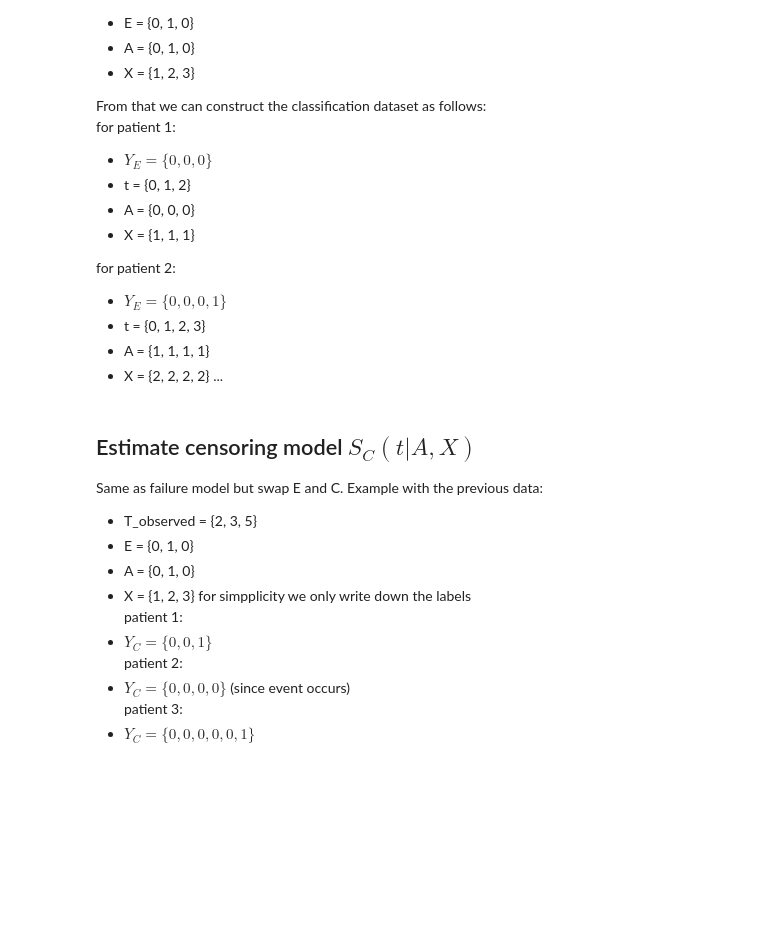
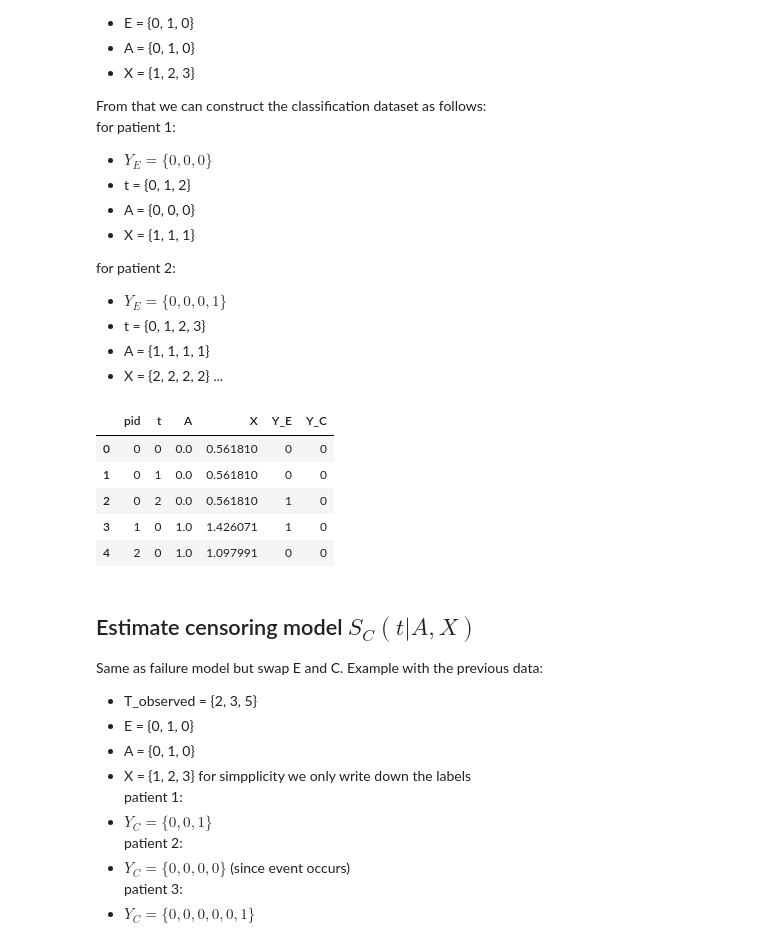
Before and after one commit to kirilklein/ehr2vec, a Jupyter notebook: ehr2vec/notebooks/time2event_vdl_sim.ipynb, the cells around one changed output. Drawn from its saved outputs; the diff is of its cells as text; code cells hidden in the pictures; blank space fills up the shorter version.

```diff
--- a/ehr2vec/notebooks/time2event_vdl_sim.ipynb
+++ b/ehr2vec/notebooks/time2event_vdl_sim.ipynb
@@ -15,0 +22,10 @@ importlib.reload(simulation_r)
+# %%
+data = simulate_data(10000, censoring_kwargs={'scale':15, 'shape_multiplier': .5})
+data = pd.DataFrame(data)
+time_points = np.linspace(.1, 40, 200)
+survival_curve_treated = theoretical_survival_function(time_points, data['X'], 1)
+
+# simulate all under treatment/ no treatment to get the empirical survival curve
+data_treated = simulate_data(100000, A=1)
+survival_curve_untreated = theoretical_survival_function(time_points, data_treated['X'], 0)
+data_untreated = simulate_data(100000, A=0)
@@ -16,14 +34,4 @@ importlib.reload(simulation_r)
 # %%
-data = simulate_data(10000, )
-data = pd.DataFrame(data)
-time_points = np.linspace(.1, 40, 200)
-survival_curve_treated = theoretical_survival_function(time_points, data['X'], 1)
-
-# simulate all under treatment
-data_treated = simulate_data(100000, A=1)
-survival_curve_untreated = theoretical_survival_function(time_points, data_treated['X'], 0)
-data_untreated = simulate_data(100000, A=0)
-
 # make a Kaplan-Meier curve
 fig, ax = plt.subplots(figsize=(10, 6))
 # Treated
@@ -46,12 +54,3 @@ plt.show()
 [figure]
 # %% [markdown]
 ## Estimate PS
-# %%
-from lifelines import KaplanMeierFitter
-from sklearn.ensemble import GradientBoostingClassifier
-from sklearn.linear_model import LogisticRegressionCV
-from lifelines import KaplanMeierFitter, CoxPHFitter
-# Step 1: Fit the treatment model to estimate propensity scores
-X = data['X'].values.reshape(-1, 1)
-treatment_model = LogisticRegressionCV(cv=5).fit(X, data['A'])
-data['propensity'] = treatment_model.predict_proba(X)[:, 1]
@@ -130,9 +91,15 @@ def transform_data_for_model_estimation(data, model_type='failure'):
 # %%
-classification_data = transform_data_for_model_estimation(data)
+cls_data = transform_data_for_model_estimation(data)
 # Step 2: Fit the failure model to estimate the survival curve
-X = classification_data[['t', 'A', 'X']]
-Y_E = classification_data['Y_E']
-failure_model = GradientBoostingClassifier().fit(X, Y_E)
+failure_model = fit_failure_model(cls_data)
+cls_data.head()
+# %% [output]
+|  | pid | t | A | X | Y_E | Y_C |
+| 0 | 0 | 0 | 0.0 | 0.561810 | 0 | 0 |
+| 1 | 0 | 1 | 0.0 | 0.561810 | 0 | 0 |
+| 2 | 0 | 2 | 0.0 | 0.561810 | 1 | 0 |
+| 3 | 1 | 0 | 1.0 | 1.426071 | 1 | 0 |
+| 4 | 2 | 0 | 1.0 | 1.097991 | 0 | 0 |
 # %% [markdown]
 ## Estimate censoring model $S_C(t|A,X)$
 Same as failure model but swap E and C.
```
Also changed, not shown: parts of 26 cells of this notebook, 3 other files.
